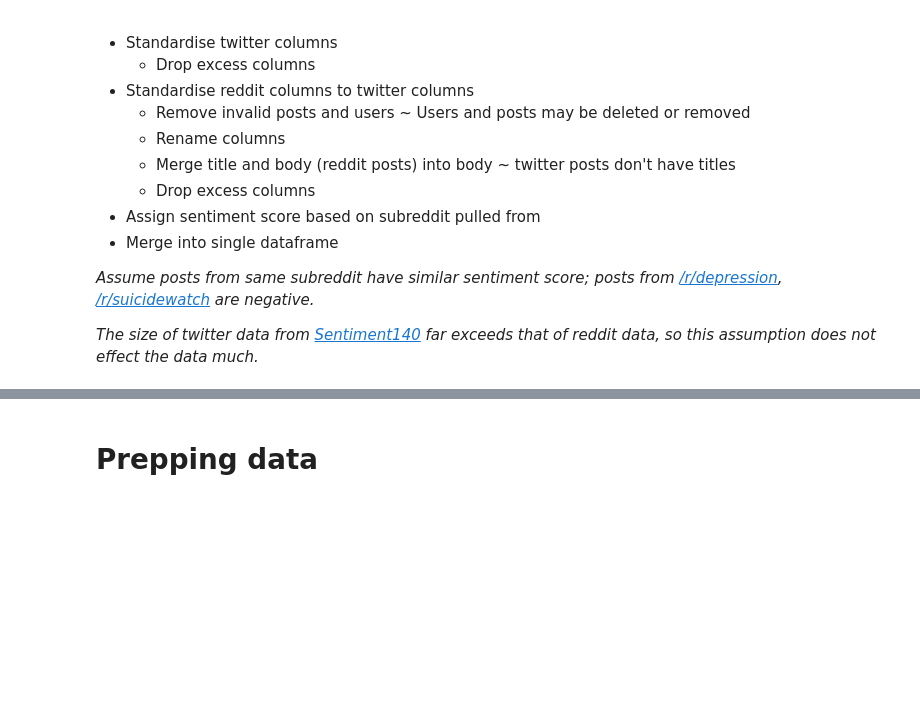
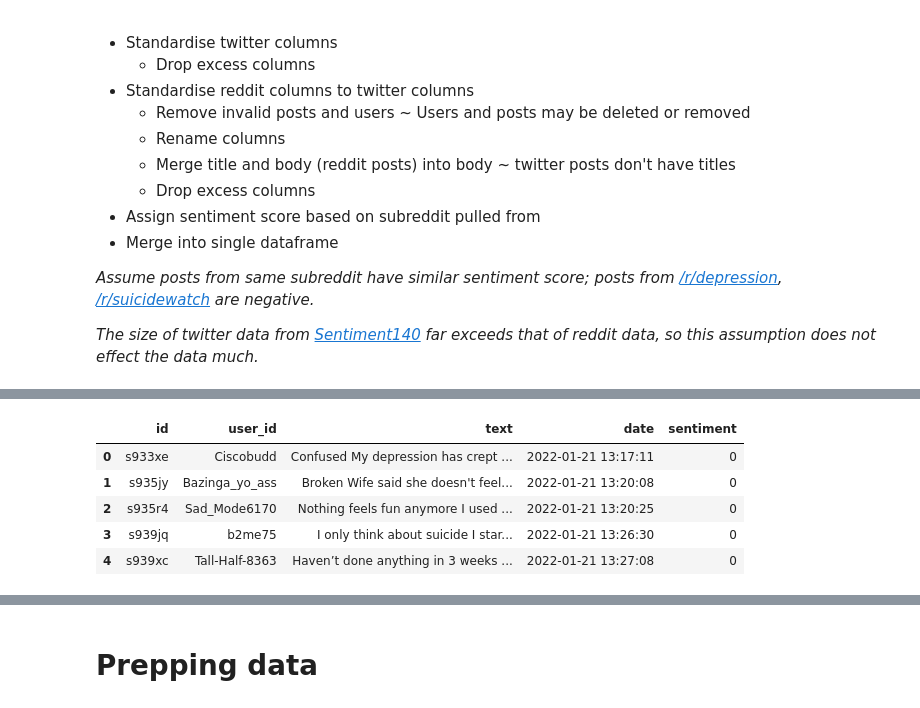
Before and after one commit to yipjunkai/1015_proj, a Jupyter notebook: proj.ipynb, the cells around one changed output, grey strips where cells are left out. Saved outputs shown, nothing was run; the diff lists cells and outputs as text; code cells hidden in the pictures; blank space fills up the shorter version.

```diff
--- a/proj.ipynb
+++ b/proj.ipynb
@@ -158,29 +188,36 @@ df1.head()
 # %%
 def removeInvalidRedditPost(df):
     df = df[df.Body.notna()]
     df = df[df.Author != "[removed]"]
     df = df[df.Body != "[removed]"]
     df = df[df.Author != "[deleted]"]
     df = df[df.Body != "[deleted]"]
 
     return df
 
 def standardiseRedditDF(dff, sentimentValue=None):
 
     dff = removeInvalidRedditPost(dff)
     dff.rename(columns={'Author': 'user_id', 'Post_iD': 'id', 'Publish_date':'date', 'Body':'text'}, inplace=True)
-    dff['text'] = dff['Title'].str.cat(dff['text'], sep=" - ")
+    dff['text'] = dff['Title'].str.cat(dff['text'], sep=" ")
     dff = dff.drop(columns=['Score', 'Total_no_of_comments', 'Link', 'Subreddit', 'Title'])
 
     if sentimentValue != None:
         dff['sentiment'] = sentimentValue
 
     return dff
 
 df2 = standardiseRedditDF(df2, 0)
 df3 = standardiseRedditDF(df3, 0)
 
 df2.head()
+# %% [output]
+|  | id | user_id | text | date | sentiment |
+| 0 | s933xe | Ciscobudd | Confused My depression has crept ... | 2022-01-21 13:17:11 | 0 |
+| 1 | s935jy | Bazinga_yo_ass | Broken Wife said she doesn't feel... | 2022-01-21 13:20:08 | 0 |
+| 2 | s935r4 | Sad_Mode6170 | Nothing feels fun anymore I used ... | 2022-01-21 13:20:25 | 0 |
+| 3 | s939jq | b2me75 | I only think about suicide I star... | 2022-01-21 13:26:30 | 0 |
+| 4 | s939xc | Tall-Half-8363 | Haven’t done anything in 3 weeks ... | 2022-01-21 13:27:08 | 0 |
 # %%
 df = pd.concat([df1, df2, df3])
 
```
Also changed, not shown: parts of 22 cells of this notebook.
